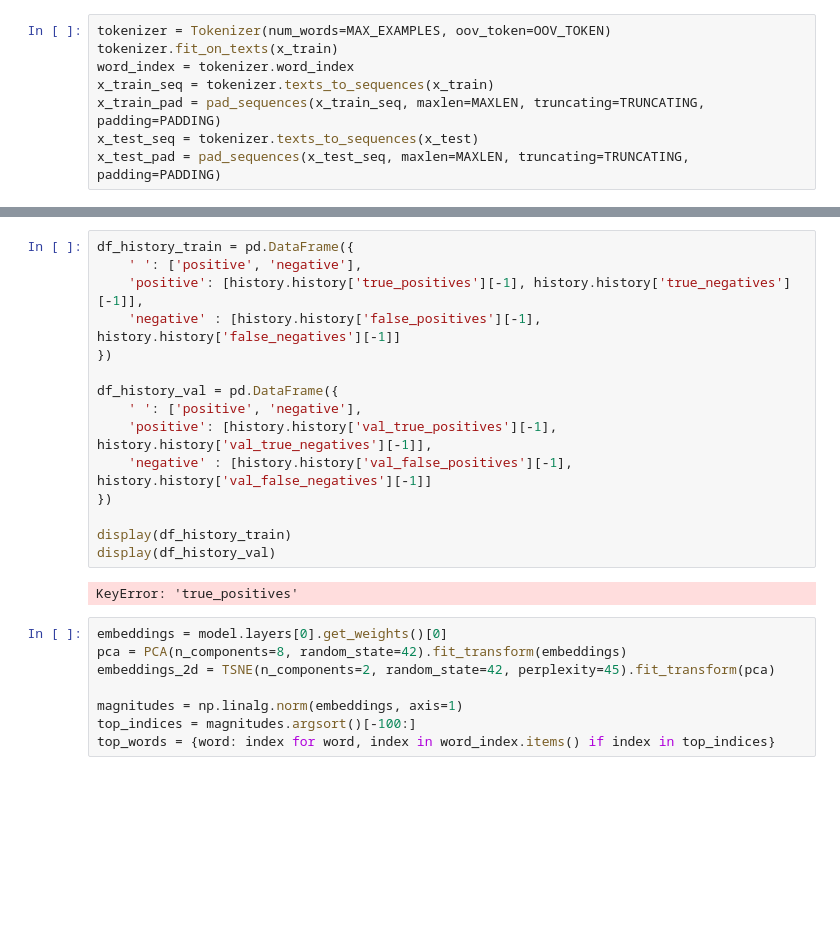
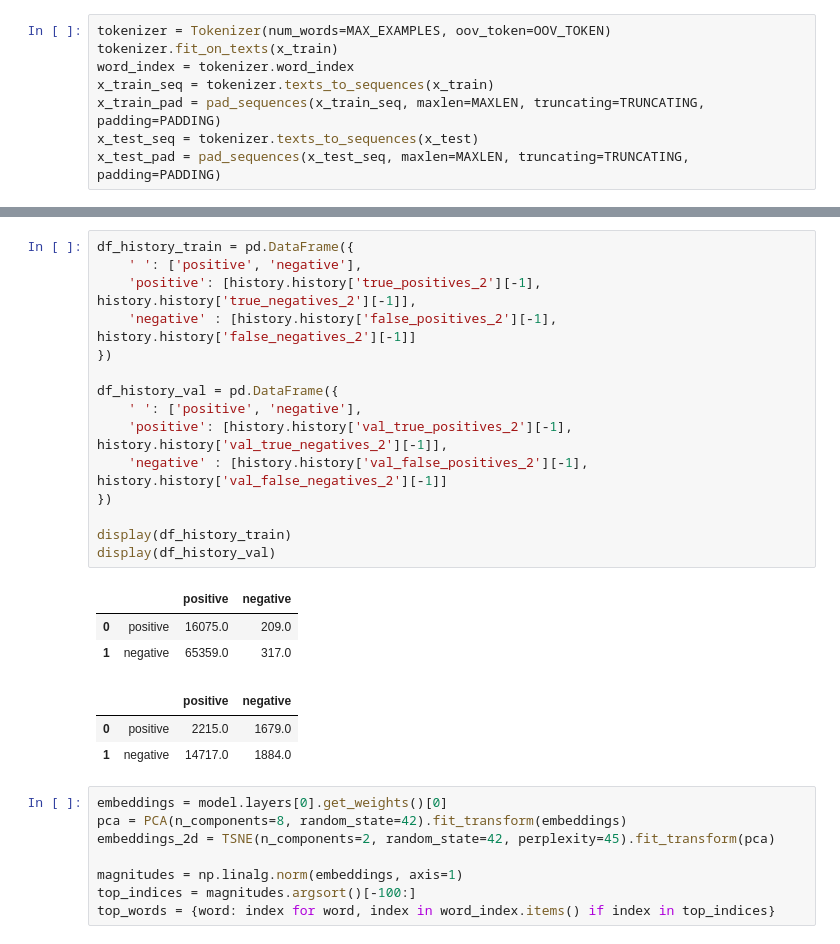
Before and after one commit to mausneg/Aspect-Based-Sentiment-Analysis-Hotel-Review, a Jupyter notebook: model_2.ipynb, the cells around one changed output, grey strips where cells are left out. Saved outputs shown, nothing was run; the diff lists cells and outputs as text; blank space fills up the shorter version.

```diff
--- a/model_2.ipynb
+++ b/model_2.ipynb
@@ -177,20 +177,25 @@ plt.show()
 # %%
 df_history_train = pd.DataFrame({
     ' ': ['positive', 'negative'],
-    'positive': [history.history['true_positives'][-1], history.history['true_negatives'][-1]],
-    'negative' : [history.history['false_positives'][-1], history.history['false_negatives'][-1]]
+    'positive': [history.history['true_positives_2'][-1], history.history['true_negatives_2'][-1]],
+    'negative' : [history.history['false_positives_2'][-1], history.history['false_negatives_2'][-1]]
 })
 
 df_history_val = pd.DataFrame({
     ' ': ['positive', 'negative'],
-    'positive': [history.history['val_true_positives'][-1], history.history['val_true_negatives'][-1]],
-    'negative' : [history.history['val_false_positives'][-1], history.history['val_false_negatives'][-1]]
+    'positive': [history.history['val_true_positives_2'][-1], history.history['val_true_negatives_2'][-1]],
+    'negative' : [history.history['val_false_positives_2'][-1], history.history['val_false_negatives_2'][-1]]
 })
 
 display(df_history_train)
 display(df_history_val)
 # %% [output]
-KeyError: 'true_positives'
+|  |  | positive | negative |
+| 0 | positive | 16075.0 | 209.0 |
+| 1 | negative | 65359.0 | 317.0 |
+|  |  | positive | negative |
+| 0 | positive | 2215.0 | 1679.0 |
+| 1 | negative | 14717.0 | 1884.0 |
 # %%
 embeddings = model.layers[0].get_weights()[0]
 pca = PCA(n_components=8, random_state=42).fit_transform(embeddings)
```
Also changed, not shown: parts of 10 cells of this notebook, 3 other files.
